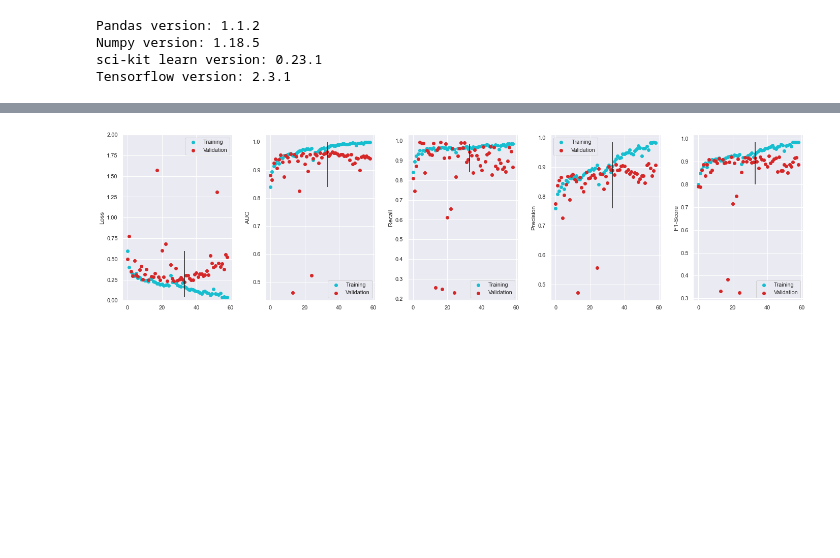
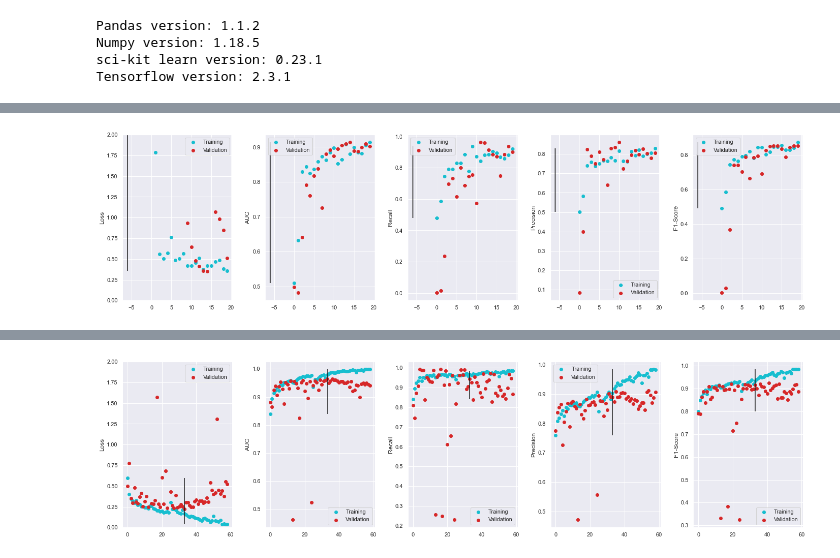
Before and after one commit to mariaauslander/capstone_fall20_irrigation, a Jupyter notebook: BigEarthData/epoch_metrics.ipynb, the cells around one changed output, grey strips where cells are left out. Cells and saved outputs as stored; diff of their text form; code cells hidden in the pictures; blank space fills up the shorter version.

```diff
--- a/BigEarthData/epoch_metrics.ipynb
+++ b/BigEarthData/epoch_metrics.ipynb
@@ -75,0 +107,4 @@ def plot_metrics(df):
+# %%
+plot_metrics(pd.read_pickle(os.path.join(model_path, 'ResNet101V2_bl_13percent.pkl')))
+# %% [output]
+[figure, added]
```
Also changed, not shown: parts of 6 cells of this notebook, 6 other files.
